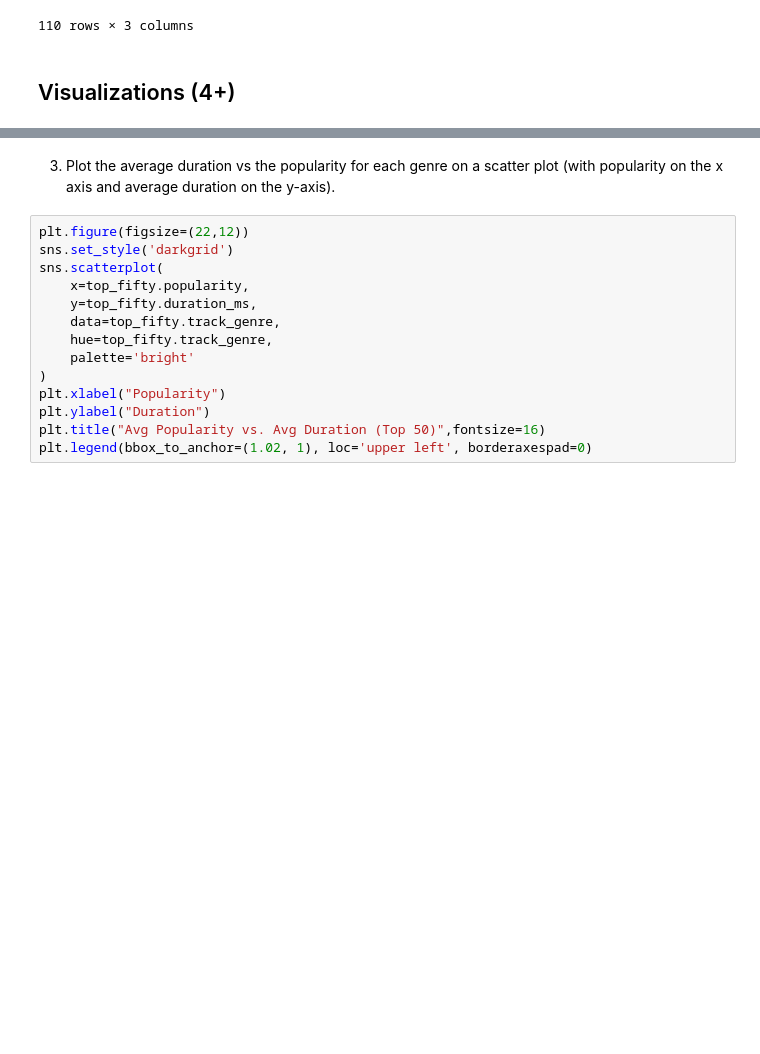
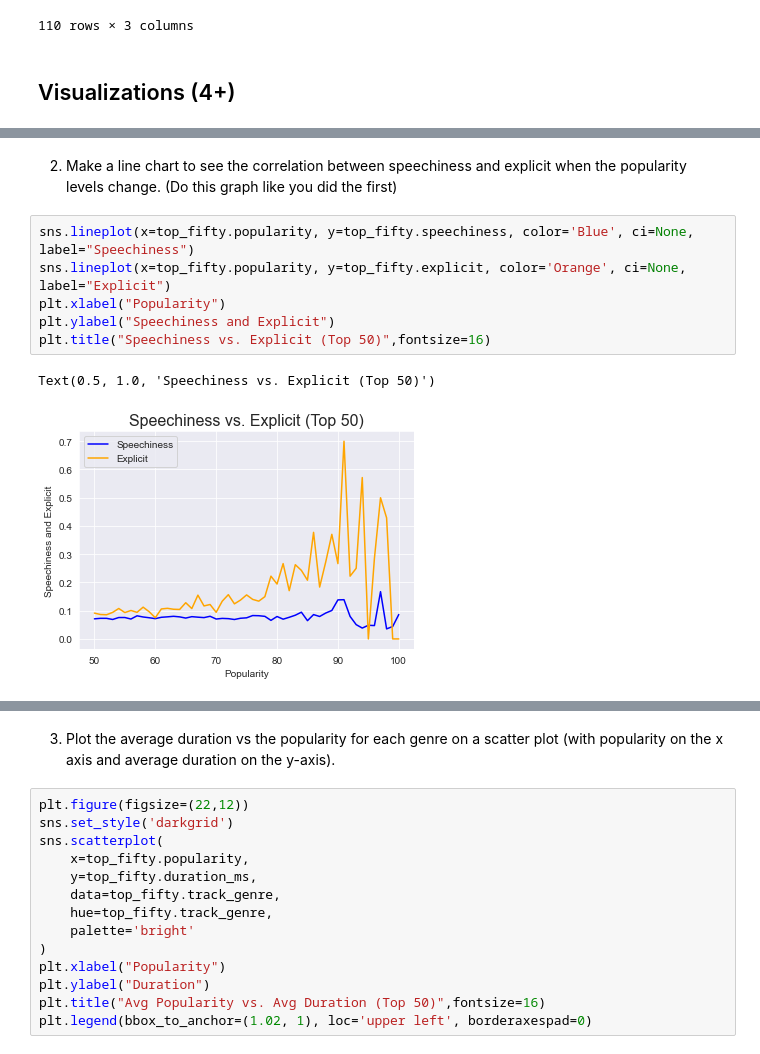
Before and after one commit to kayleeodom/Final-ds, a Jupyter notebook: Final.ipynb, the cells around one changed output, grey strips where cells are left out. Cells and saved outputs as stored; diff of their text form; blank space fills up the shorter version.

```diff
--- a/Final.ipynb
+++ b/Final.ipynb
@@ -345 +345,13 @@ Text(0.5, 1.0, 'Danceability vs. Energy (Top 50)')
+# %% [markdown]
+2. Make a line chart to see the correlation between speechiness and explicit when the popularity levels change.
+(Do this graph like you did the first)
+# %%
+sns.lineplot(x=top_fifty.popularity, y=top_fifty.speechiness, color='Blue', ci=None, label="Speechiness")
+sns.lineplot(x=top_fifty.popularity, y=top_fifty.explicit, color='Orange', ci=None, label="Explicit")
+plt.xlabel("Popularity")
+plt.ylabel("Speechiness and Explicit")
+plt.title("Speechiness vs. Explicit (Top 50)",fontsize=16)
+# %% [output]
+Text(0.5, 1.0, 'Speechiness vs. Explicit (Top 50)')
+[figure, added]
 # %%
```
Also changed, not shown: parts of 8 cells of this notebook.
